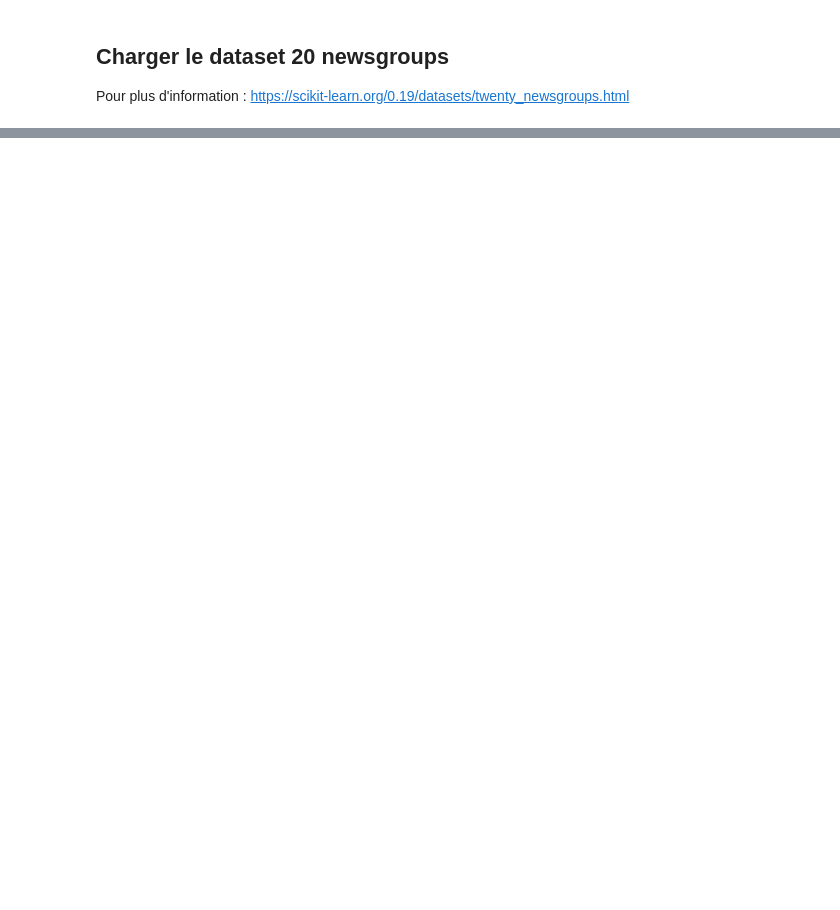
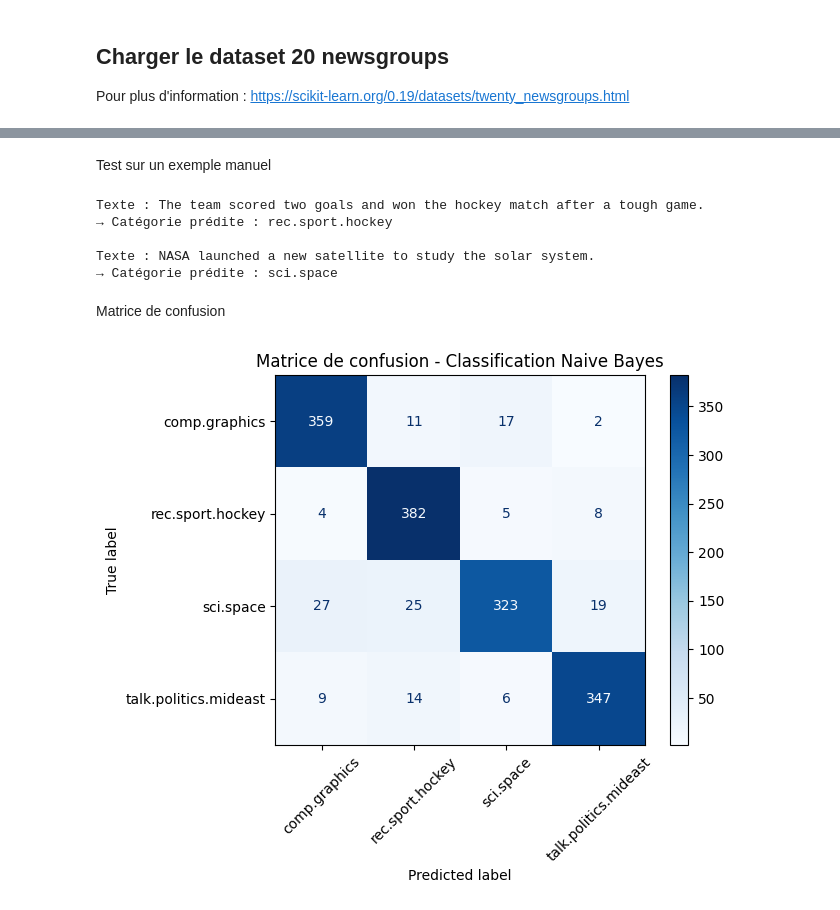
Before and after one commit to ArmelFopa/Projet_TAC_1, a Jupyter notebook: tps/tp3/s1_classification.ipynb, the cells around one changed output, grey strips where cells are left out. Cells and saved outputs as stored; diff of their text form; code cells hidden in the pictures; blank space fills up the shorter version.

```diff
--- a/tps/tp3/s1_classification.ipynb
+++ b/tps/tp3/s1_classification.ipynb
@@ -132,0 +89,9 @@ plot_confusion_matrix(y_test, y_pred, figsize=(10, 10), labels=labels, x_tick_ro
+# %%
+text_clf = Pipeline([
+    ('tfidf', TfidfVectorizer(
+        stop_words='english',
+        max_df= 0.8,
+        min_df= 5
+    )),
+    ('clf', MultinomialNB())
+])
@@ -132,0 +100,2 @@ plot_confusion_matrix(y_test, y_pred, figsize=(10, 10), labels=labels, x_tick_ro
+# %%
+text_clf.fit(newsgroups_train.data, newsgroups_train.target)
@@ -132,0 +108,7 @@ plot_confusion_matrix(y_test, y_pred, figsize=(10, 10), labels=labels, x_tick_ro
+# %%
+#Prediction sur le jeu de test
+y_pred = text_clf.predict(newsgroups_test.data)
+
+#Score global de precision
+accuracy = np.mean(y_pred == newsgroups_test.target)
+print(f"Precision globale : {accuracy:.3f}")
@@ -132,0 +134,41 @@ plot_confusion_matrix(y_test, y_pred, figsize=(10, 10), labels=labels, x_tick_ro
+# %% [markdown]
+Test sur un exemple manuel
+# %%
+# Exemple 1 : un message sur le sport
+sample_text = ["The team scored two goals and won the hockey match after a tough game."]
+pred = text_clf.predict(sample_text)
+print("Texte :", sample_text[0])
+print("→ Catégorie prédite :", newsgroups_train.target_names[pred[0]])
+
+# Exemple 2 : un message spatial
+sample_text2 = ["NASA launched a new satellite to study the solar system."]
+pred2 = text_clf.predict(sample_text2)
+print("\nTexte :", sample_text2[0])
+print("→ Catégorie prédite :", newsgroups_train.target_names[pred2[0]])
+# %% [output]
+Texte : The team scored two goals and won the hockey match after a tough game.
+→ Catégorie prédite : rec.sport.hockey
+
+Texte : NASA launched a new satellite to study the solar system.
+→ Catégorie prédite : sci.space
+# %% [markdown]
+Matrice de confusion
+# %%
+from sklearn.metrics import ConfusionMatrixDisplay
+import matplotlib.pyplot as plt
+
+# Génération et affichage de la matrice de confusion
+cm_display = ConfusionMatrixDisplay.from_predictions(
+    newsgroups_test.target,
+    y_pred,
+    display_labels=newsgroups_test.target_names,
+    cmap='Blues',
+    xticks_rotation=45
+)
+
+plt.title("Matrice de confusion - Classification Naive Bayes")
+
+
+plt.show()
+# %% [output]
+[figure, added]
```
Also changed, not shown: parts of 47 cells of this notebook.
